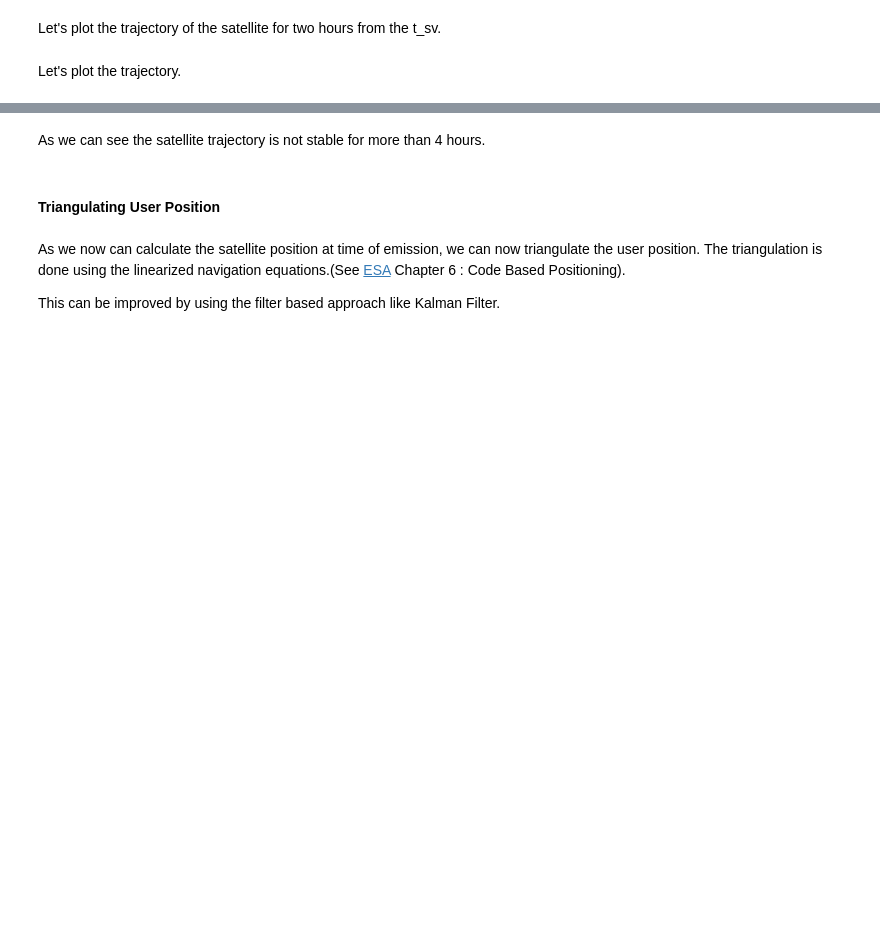
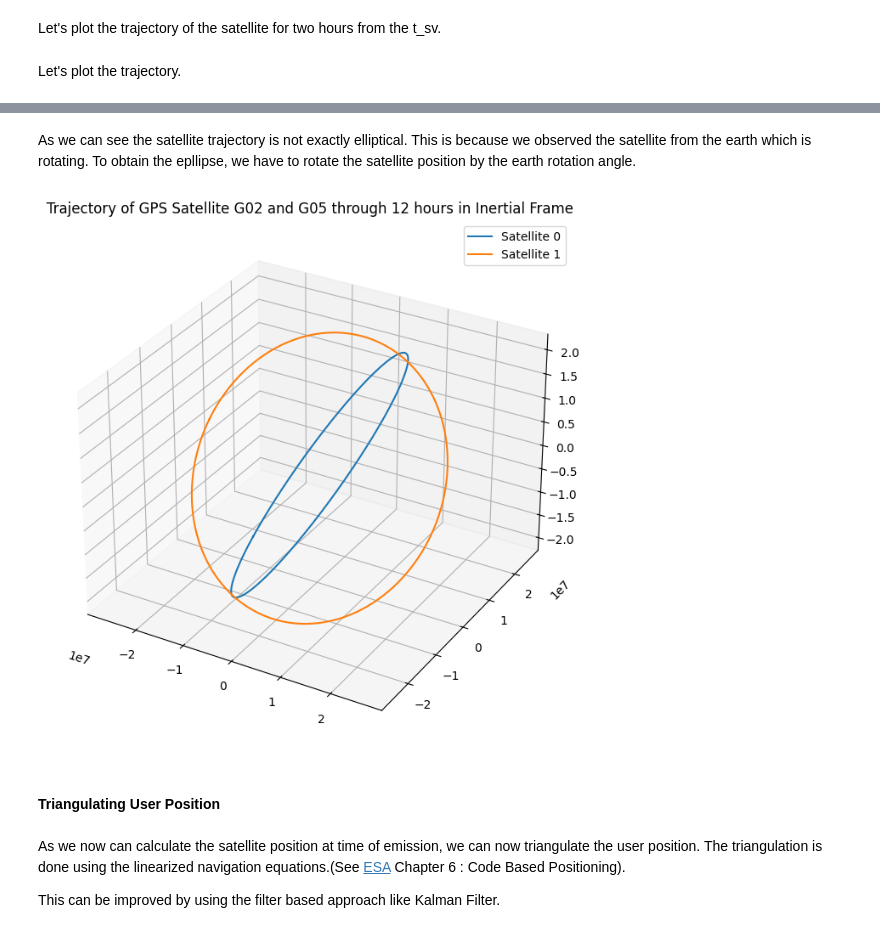
Before and after one commit to NISCHALPI/Navigator, a Jupyter notebook: docs/reports/report-dec-2023/summary_dec23.ipynb, the cells around one changed output, grey strips where cells are left out. Cells and saved outputs as stored; diff of their text form; code cells hidden in the pictures; blank space fills up the shorter version.

```diff
--- a/docs/reports/report-dec-2023/summary_dec23.ipynb
+++ b/docs/reports/report-dec-2023/summary_dec23.ipynb
@@ -276,5 +289,40 @@ for i in range(trajectory.shape[0]):  # For each satellite
-# %% [markdown]
-As we can see the satellite trajectory is not stable for more than 4 hours.
+# %% [markdown]
+As we can see the satellite trajectory is not exactly elliptical. This is because we observed the satellite from the earth which is rotating. To obtain the epllipse,
+we have to rotate the satellite position by the earth rotation angle.
+# %%
+# Earth rotation rate
+omega_e = 7.2921151467e-5  # rad/s
+
+# Let's rotate the trajectory by 90 degrees starting from 0 index
+from navigator.utility.transforms.crs_to_trs_rotations import R3
+
+rotated_trajectory = trajectory.copy()
+
+# For each satellite
+for i in range(rotated_trajectory.shape[0]):
+    # For each time step
+    for j in range(rotated_trajectory.shape[2]):
+        # Rotate the trajectory
+        rotated_trajectory[i, :, j] = R3(-1 * omega_e * j * 100) @ rotated_trajectory[i, :, j]
+
+# Plot the rotated trajectory
+fig = plt.figure(figsize=(10, 8))
+ax = fig.add_subplot(111, projection='3d')
+
+ax.set_title(
+    'Trajectory of GPS Satellite G02 and G05 through 12 hours in Inertial Frame'
+)
+for i in range(rotated_trajectory.shape[0]):  # For each satellite
+    ax.plot(
+        rotated_trajectory[i][0],
+        rotated_trajectory[i][1],
+        rotated_trajectory[i][2],
+        label=f'Satellite {i}',
+    )  # Plot the trajectory
+
+ax.legend();
+# %% [output]
+[figure, added]
 # %% [markdown]
 #### **Triangulating User Position**
 # %% [markdown]
```
Also changed, not shown: parts of 16 cells of this notebook, 14 other files.
